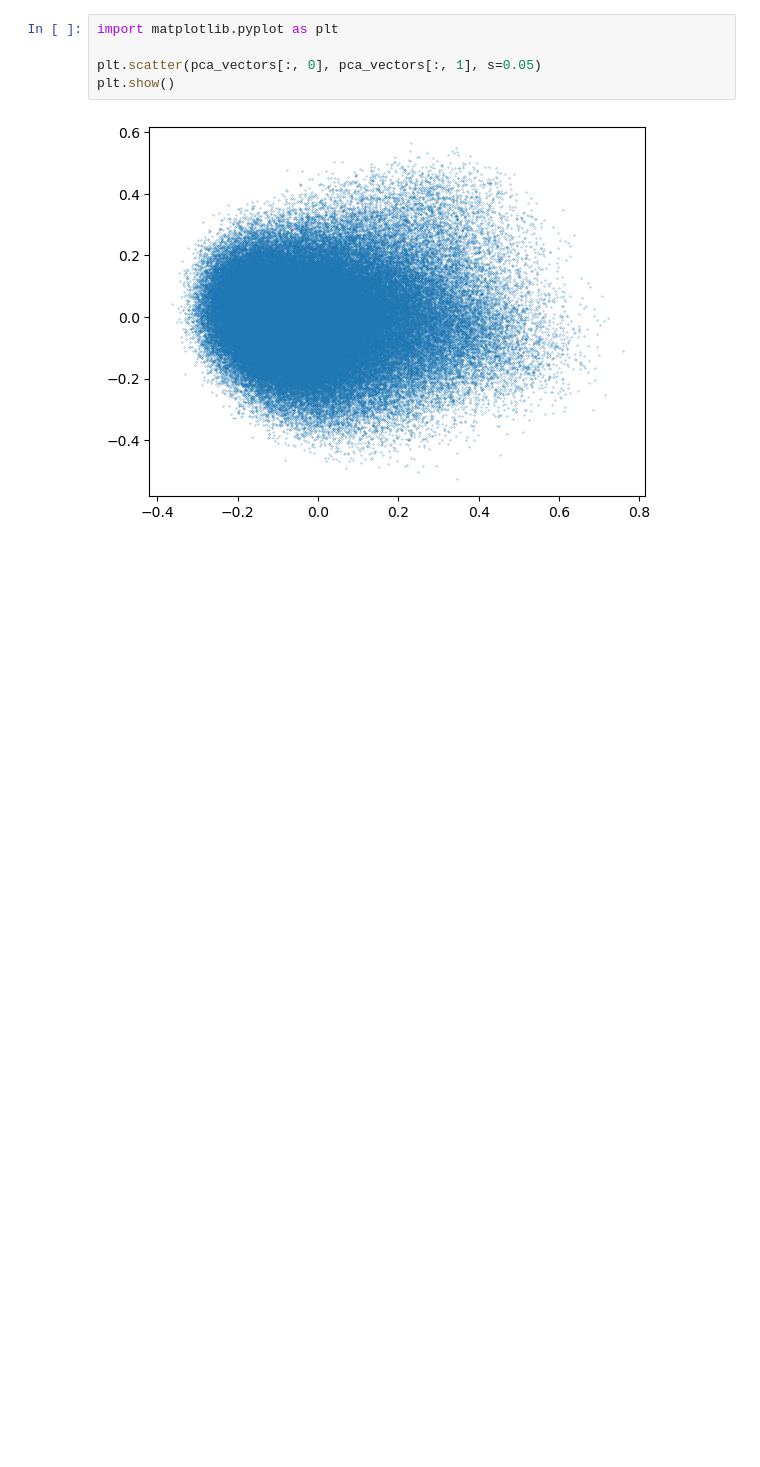
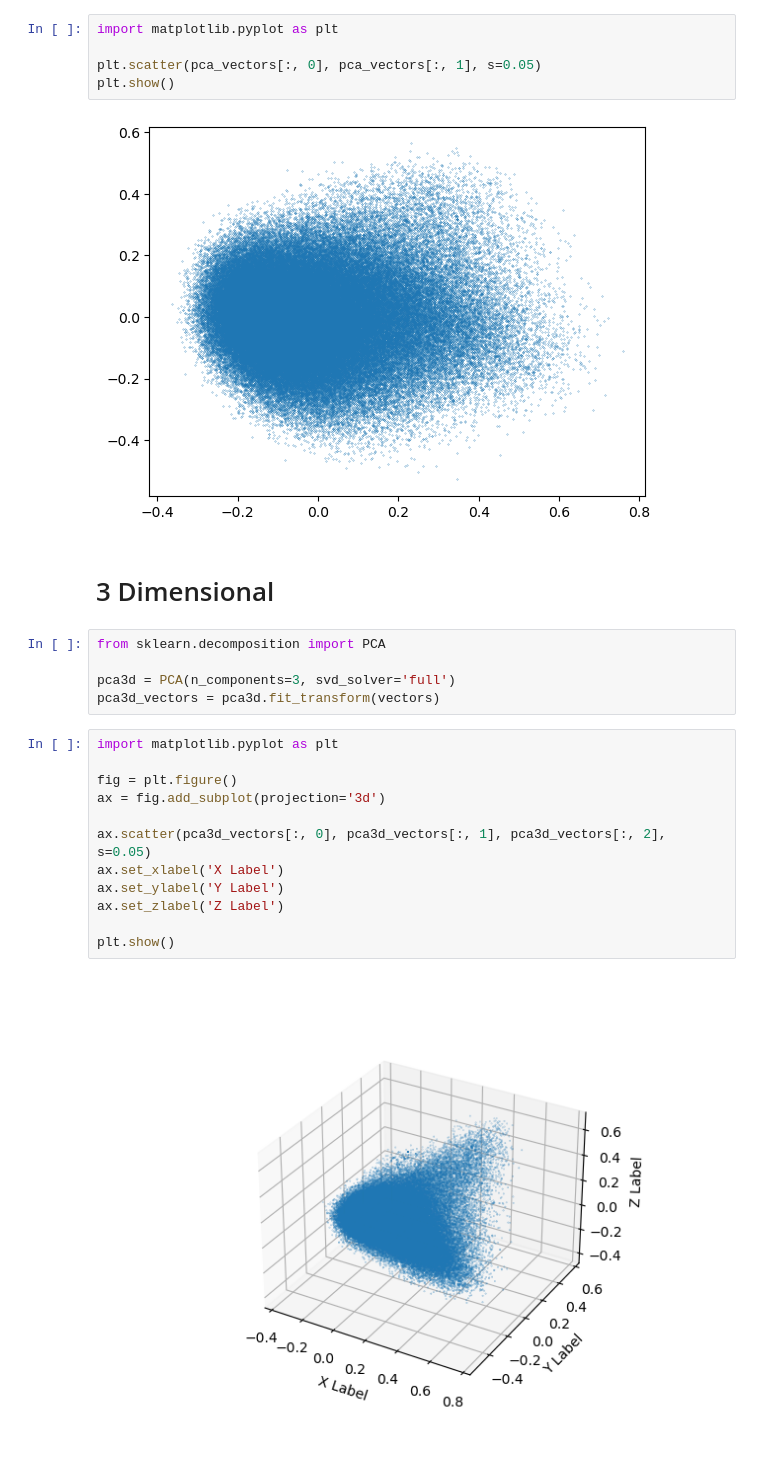
Before and after one commit to myxzlpltk/plagiarism_check, a Jupyter notebook: analyze.ipynb, the cells around one changed output. Drawn from its saved outputs; the diff is of its cells as text; blank space fills up the shorter version.

Commit message:
3 dimension

```diff
--- a/analyze.ipynb
+++ b/analyze.ipynb
@@ -14,3 +20,24 @@ plt.scatter(pca_vectors[:, 0], pca_vectors[:, 1], s=0.05)
 plt.show()
 # %% [output]
 [figure]
+# %% [markdown]
+# 3 Dimensional
+# %%
+from sklearn.decomposition import PCA
+
+pca3d = PCA(n_components=3, svd_solver='full')
+pca3d_vectors = pca3d.fit_transform(vectors)
+# %%
+import matplotlib.pyplot as plt
+
+fig = plt.figure()
+ax = fig.add_subplot(projection='3d')
+
+ax.scatter(pca3d_vectors[:, 0], pca3d_vectors[:, 1], pca3d_vectors[:, 2], s=0.05)
+ax.set_xlabel('X Label')
+ax.set_ylabel('Y Label')
+ax.set_zlabel('Z Label')
+
+plt.show()
+# %% [output]
+[figure, added]
```
Also changed, not shown: parts of 3 cells of this notebook.
